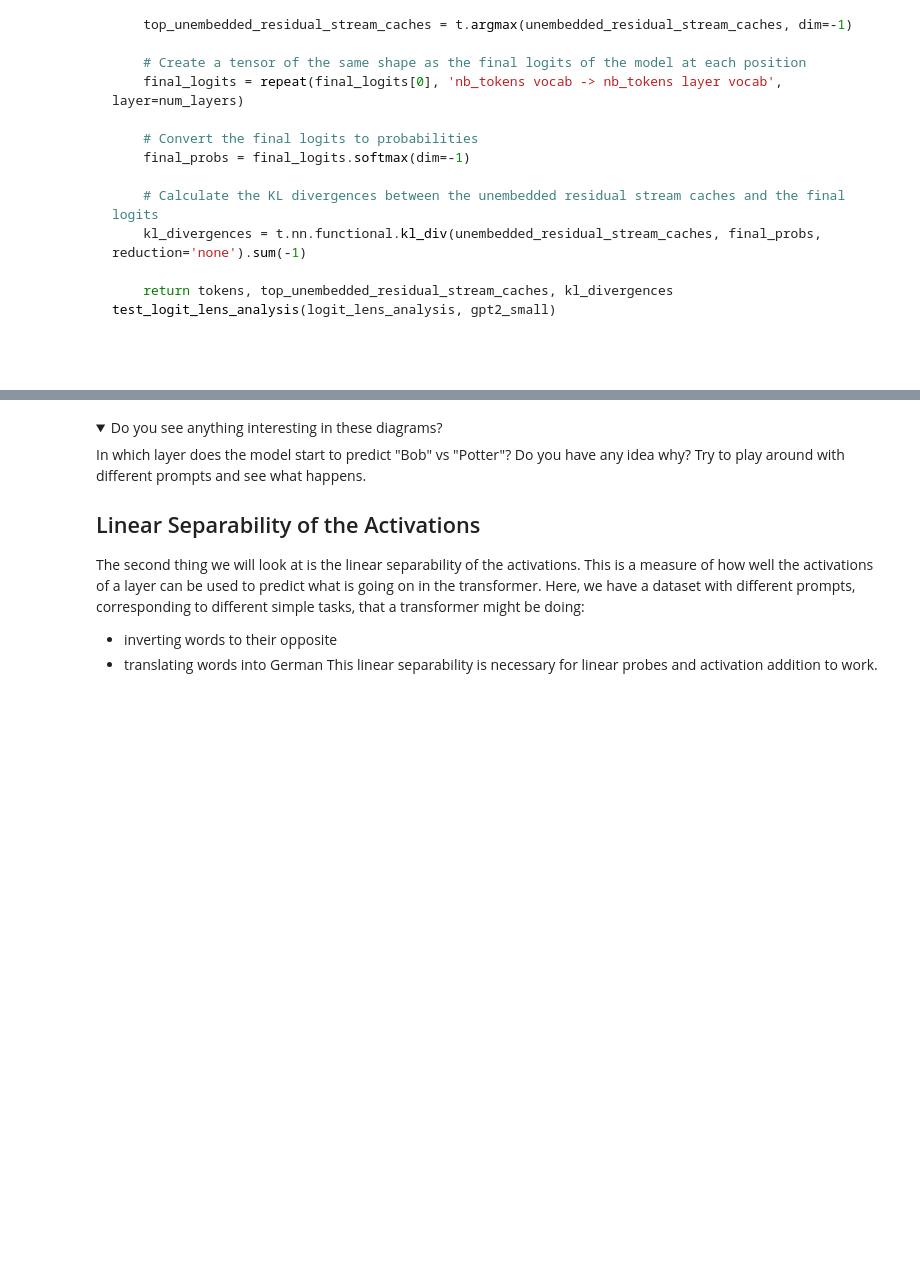
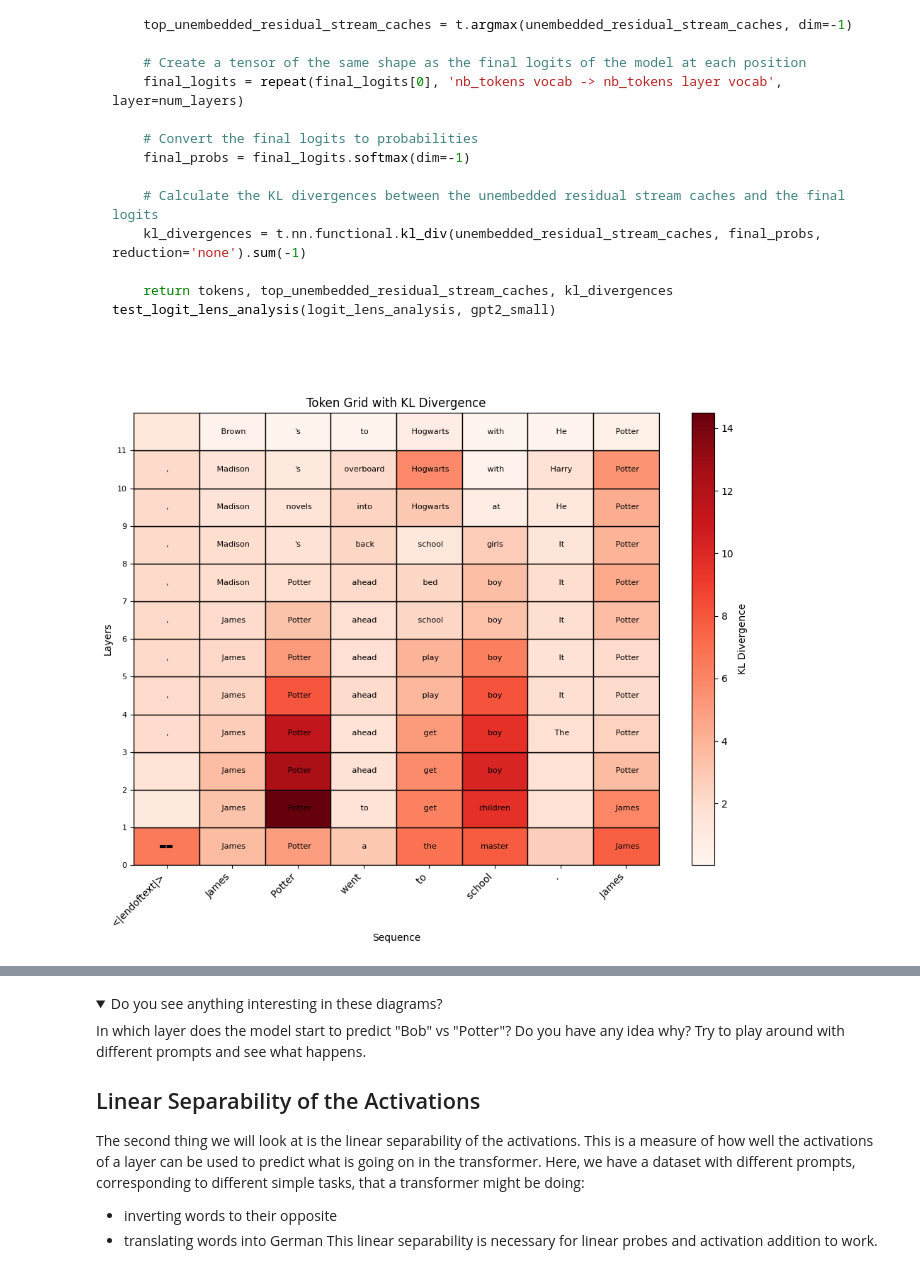
Before and after one commit to jralduaveuthey/ml4good, a Jupyter notebook: onsite_ml4g/day7/exercise_easy.ipynb, the cells around one changed output, grey strips where cells are left out. Cells and saved outputs as stored; diff of their text form; code cells hidden in the pictures; folded sections open; blank space fills up the shorter version.

Commit message:
after first transformer notebook session

```diff
--- a/onsite_ml4g/day7/exercise_easy.ipynb
+++ b/onsite_ml4g/day7/exercise_easy.ipynb
@@ -179,33 +215,40 @@ def logit_lens_analysis(input_prompt: str):
     tokens = gpt2_small.to_tokens(input_prompt)
 
     # Run the model with caching
-    final_logits, cache = _____________________(tokens, remove_batch_dim=True)
+    final_logits, cache = gpt2_small.run_with_cache(tokens, remove_batch_dim=True)
 
     # Get the number of layers in the model
     num_layers = len(gpt2_small.blocks)
 
     # Extract the residual stream caches from the cache
-    residual_stream_caches = [_____________________ for i in range(num_layers)]
+    residual_stream_caches = [cache[f"blocks.{i}.ln2.hook_normalized"] for i in range(num_layers)] #"SOLUTION"
+        #How should we know that the "residual stream caches" are the blocks.{i}.ln2.hook_normalized layers ?? >> Julian answer: we want to extract at the point after the after the layernorm and before the MLP. see diagram here: https://raw.githubusercontent.com/callummcdougall/computational-thread-art/master/example_images/misc/transformer-new.png
 
     # Stack the residual stream caches along the layer dimension
-    residual_stream_caches = t.stack_____________________
+    residual_stream_caches = t.stack(residual_stream_caches, dim=1)
+        #what is happening here and why is it necessary?? >> Julian answer: because before stacking it is just a list and we need to convert it to a tensor
+        #why dim=1??
 
     # Unembed the residual stream caches
-    unembedded_residual_stream_caches = _____________________
+    unembedded_residual_stream_caches = gpt2_small.unembed(residual_stream_caches) #"SOLUTION"
 
     # Transform the unembedded residual stream caches into log probabilities
-    unembedded_residual_stream_caches = _____________________
+    unembedded_residual_stream_caches = unembedded_residual_stream_caches.log_softmax(dim=-1) #"SOLUTION"
+
     # Get the top unembedded residual stream caches
-    top_unembedded_residual_stream_caches = _____________________
+    top_unembedded_residual_stream_caches = t.argmax(unembedded_residual_stream_caches, dim=-1)
+        #what is happening here and why is it necessary?? >> Julian answer: because we only want the best guess for the next token
+        #why only one if it says "caches"??
 
     # Create a tensor of the same shape as the final logits of the model at each position
-    final_logits = repeat(final_logits[0], _____________________)
+    final_logits = repeat(final_logits[0], 'nb_tokens vocab -> nb_tokens layer vocab', layer=num_layers) #"SOLUTION"
 
     # Convert the final logits to probabilities
-    final_probs = _____________________
+    final_probs = final_logits.softmax(dim=-1)
+        #why dim=-1??
 
     # Calculate the KL divergences between the unembedded residual stream caches and the final logits
-    kl_divergences = t.nn.functional.kl_div(_____________________, reduction="none").sum(-1)
+    kl_divergences = t.nn.functional.kl_div(unembedded_residual_stream_caches, final_probs, reduction='none').sum(-1) #"SOLUTION"
 
     return tokens, top_unembedded_residual_stream_caches, kl_divergences
 
@@ -274,7 +319,13 @@ test_logit_lens_analysis(logit_lens_analysis, gpt2_small)
 # %%
 text = "James Potter went to school. James"
 tokens, top_unebedded_residual_stream_caches, kl_divergences = logit_lens_analysis(text)
+# #NOTE: necessary to move to cpu cause otherwise error in the plot_logit_lens function
+tokens = tokens.cpu()
+top_unebedded_residual_stream_caches = top_unebedded_residual_stream_caches.cpu()
+kl_divergences = kl_divergences.cpu()
 plot_logit_lens(gpt2_tokenizer, tokens[0], top_unebedded_residual_stream_caches, kl_divergences)
+# %% [output]
+[figure, added]
 # %%
 text = "Alice and Bob went to the store. Alice gave the milk to"
 tokens, top_unebedded_residual_stream_caches, kl_divergences = logit_lens_analysis(text)
```
Also changed, not shown: parts of 8 cells of this notebook, 2 other files.
